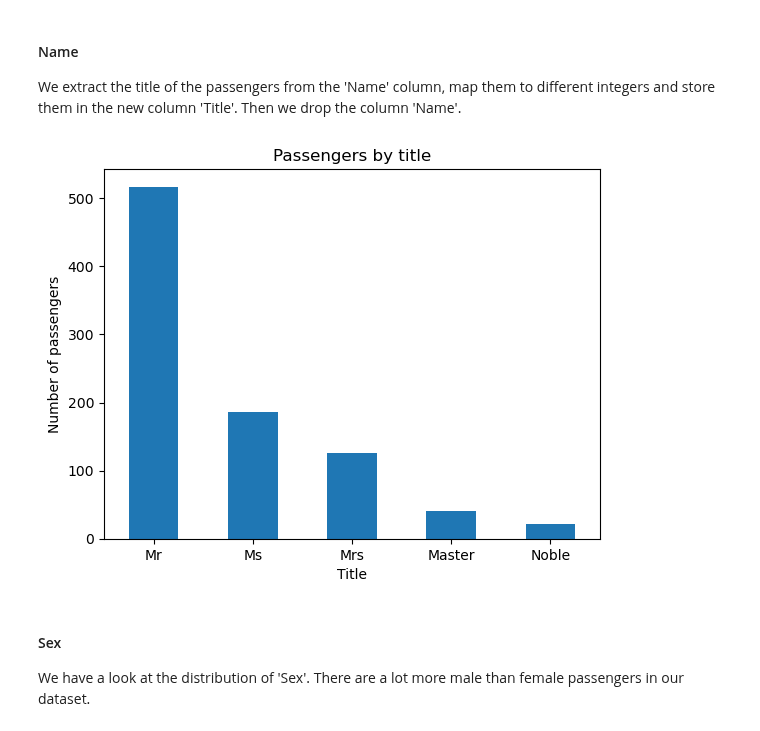
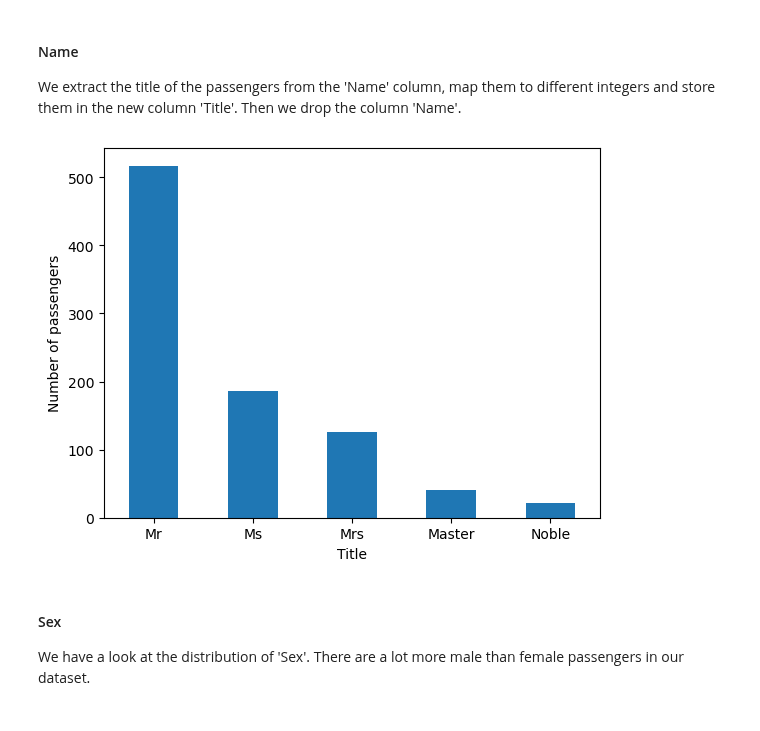
Before and after one commit to mariusjb/dm1-titanic, a Jupyter notebook: preprocessing.ipynb, the cells around one changed output. Saved outputs shown, nothing was run; the diff lists cells and outputs as text; code cells hidden in the pictures.

```diff
--- a/preprocessing.ipynb
+++ b/preprocessing.ipynb
@@ -191,13 +194,14 @@ df.loc[df['Title'] == "None", 'Title'] = 'Ms'
 # drop the name column
 df.drop("Name", inplace=True, axis=1)
 # %%
+# Passengers by title
 df['Title'].value_counts().plot(kind='bar', rot = 0)
 plt.xlabel('Title')
 plt.ylabel('Number of passengers')
-plt.title('Passengers by title')
+#plt.title('Passengers by title')
 plt.savefig("figures\\title_distribution.jpg")
 # %% [output]
-[figure, old version]
+[figure, new version]
 # %% [markdown]
 #### Sex
 We have a look at the distribution of 'Sex'. There are a lot more male than female passengers in our dataset.
```
Also changed, not shown: parts of 18 cells of this notebook, 10 other files.
